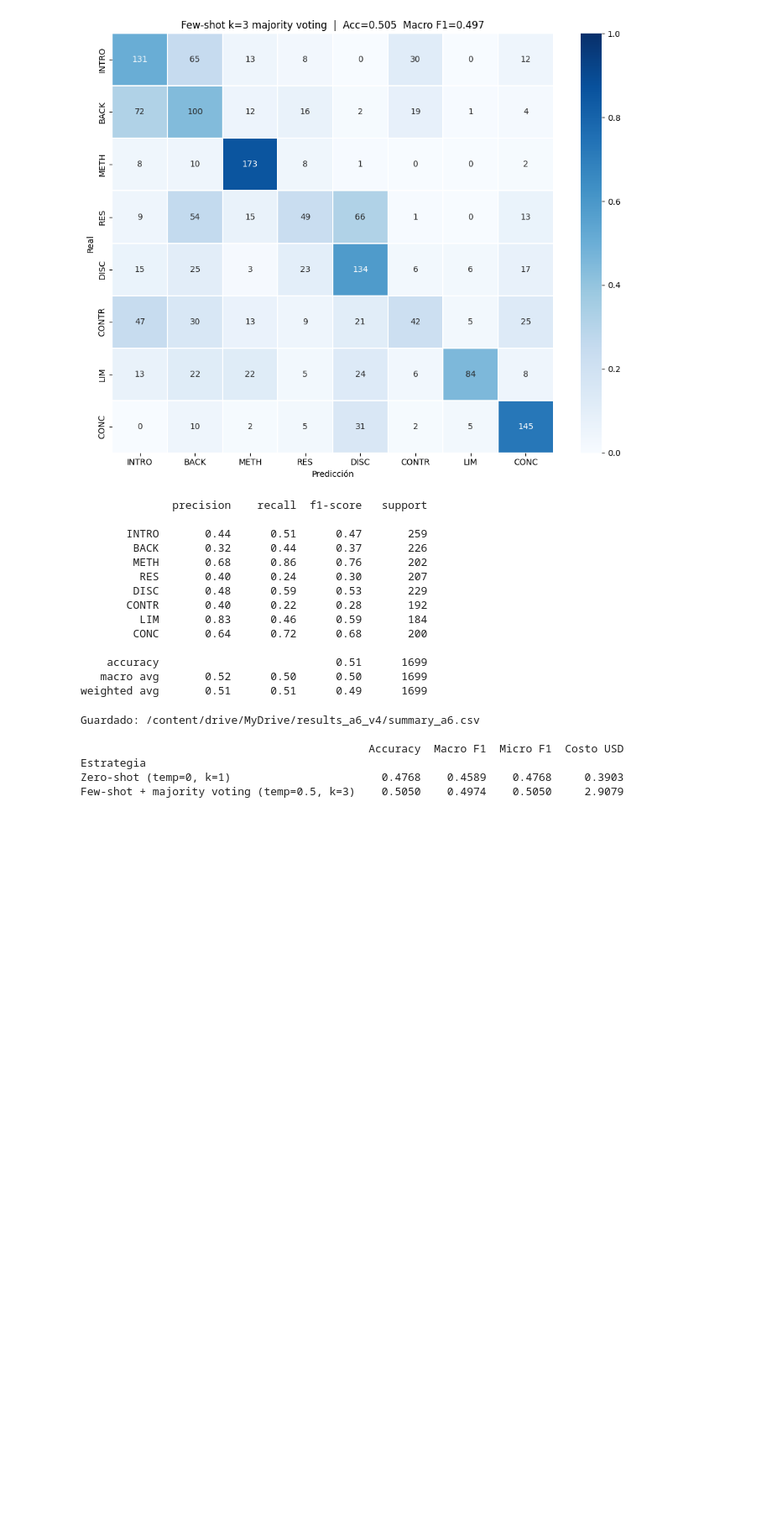
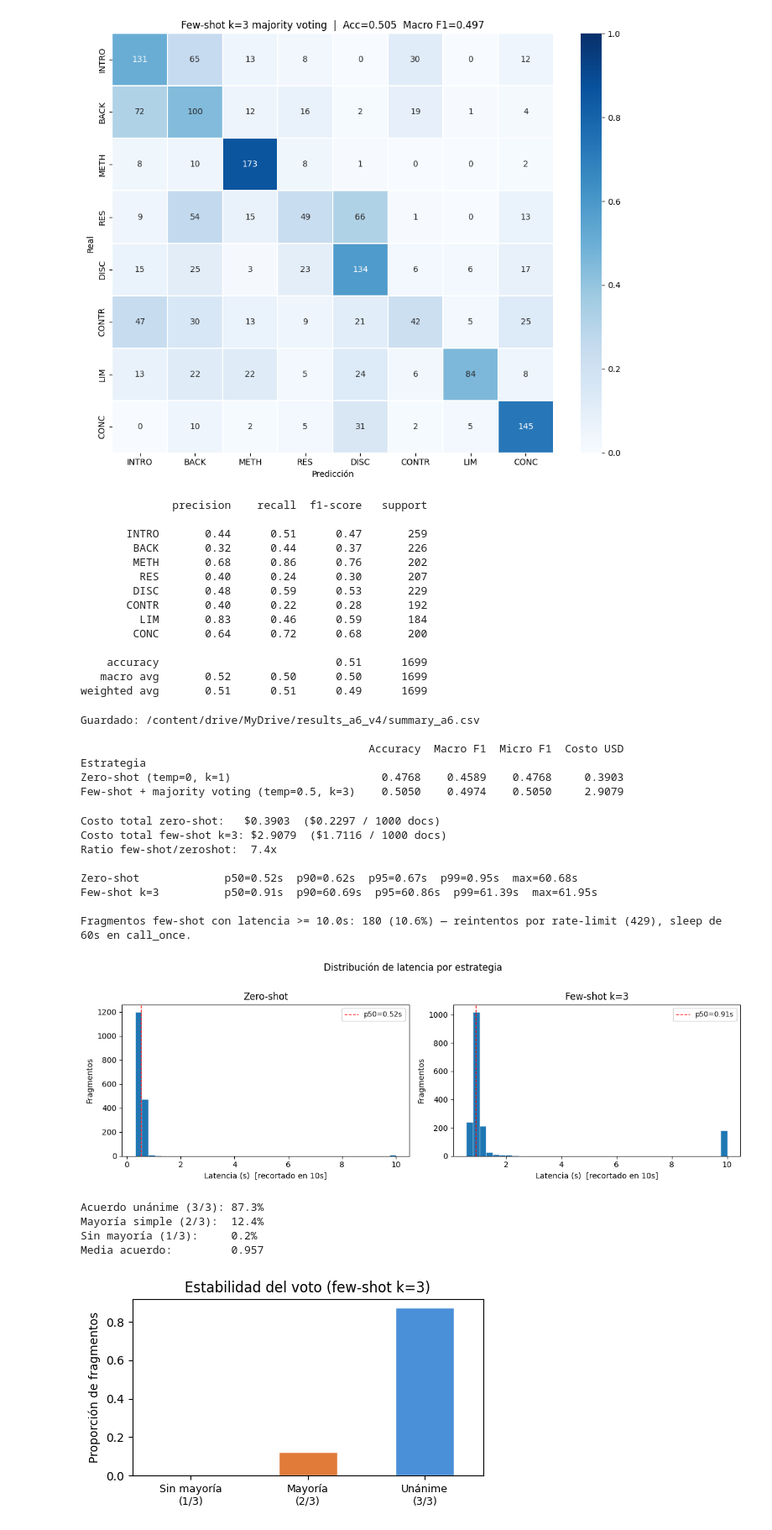
Before and after one commit to CamiloDS16/nlp-analisis-docs-cientificos-es, a Jupyter notebook: notebooks/04_a6_api_classification_v6.ipynb, the cells around one changed output. Shown at 84% size. Drawn from its saved outputs; the diff is of its cells as text; code cells hidden in the pictures; blank space fills up the shorter version.

```diff
--- a/notebooks/04_a6_api_classification_v6.ipynb
+++ b/notebooks/04_a6_api_classification_v6.ipynb
@@ -587,3 +587,76 @@ Guardado: /content/drive/MyDrive/results_a6_v4/summary_a6.csv
 Estrategia
 Zero-shot (temp=0, k=1)                       0.4768    0.4589    0.4768     0.3903
 Few-shot + majority voting (temp=0.5, k=3)    0.5050    0.4974    0.5050     2.9079
+# %%
+preds_zs_r = pd.read_csv(RESULTS_DIR / "predictions_zeroshot.csv")
+preds_fs_r = pd.read_csv(RESULTS_DIR / "predictions_fewshot_k3.csv")
+
+n = len(preds_zs_r)
+
+cost_zs = (preds_zs_r["tokens_in"].sum() / 1e6) * COST_INPUT_PER_M + (preds_zs_r["tokens_out"].sum() / 1e6) * COST_OUTPUT_PER_M
+cost_fs = (preds_fs_r["tokens_in"].sum() / 1e6) * COST_INPUT_PER_M + (preds_fs_r["tokens_out"].sum() / 1e6) * COST_OUTPUT_PER_M
+
+print(f"Costo total zero-shot:   ${cost_zs:.4f}  (${cost_zs/n*1000:.4f} / 1000 docs)")
+print(f"Costo total few-shot k=3: ${cost_fs:.4f}  (${cost_fs/n*1000:.4f} / 1000 docs)")
+print(f"Ratio few-shot/zeroshot:  {cost_fs/cost_zs:.1f}x")
+
+print()
+for label, df in [("Zero-shot", preds_zs_r), ("Few-shot k=3", preds_fs_r)]:
+    s = df["latency_s"]
+    print(f"{label:20s}  p50={s.median():.2f}s  p90={s.quantile(0.90):.2f}s  "
+          f"p95={s.quantile(0.95):.2f}s  p99={s.quantile(0.99):.2f}s  max={s.max():.2f}s")
+
+p95_threshold = 10.0
+slow_fs = preds_fs_r[preds_fs_r["latency_s"] >= p95_threshold]
+print(f"\nFragmentos few-shot con latencia >= {p95_threshold}s: {len(slow_fs)} "
+      f"({len(slow_fs)/n:.1%}) — reintentos por rate-limit (429), sleep de 60s en call_once.")
+
+fig, axes = plt.subplots(1, 2, figsize=(12, 4))
+for ax, (label, df) in zip(axes, [("Zero-shot", preds_zs_r), ("Few-shot k=3", preds_fs_r)]):
+    clipped = df["latency_s"].clip(upper=p95_threshold)
+    ax.hist(clipped, bins=40, edgecolor="white", linewidth=0.4)
+    ax.set_title(label)
+    ax.set_xlabel("Latencia (s)  [recortado en 10s]")
+    ax.set_ylabel("Fragmentos")
+    ax.axvline(df["latency_s"].median(), color="red", linestyle="--", linewidth=1,
+                label=f"p50={df['latency_s'].median():.2f}s")
+    ax.legend(fontsize=9)
+plt.suptitle("Distribución de latencia por estrategia", y=1.01)
+plt.tight_layout()
+plt.savefig(RESULTS_DIR / "latency_distribution.png", dpi=150, bbox_inches="tight")
+plt.show()
+
+va = preds_fs_r["vote_agreement"].dropna()
+vc = va.value_counts(normalize=True).sort_index()
+print(f"\nAcuerdo unánime (3/3): {vc.get(1.0, 0):.1%}")
+print(f"Mayoría simple (2/3):  {vc.get(2/3, 0):.1%}")
+print(f"Sin mayoría (1/3):     {vc.get(1/3, 0):.1%}")
+print(f"Media acuerdo:         {va.mean():.3f}")
+
+label_map = {1/3: "Sin mayoría\n(1/3)", 2/3: "Mayoría\n(2/3)", 1.0: "Unánime\n(3/3)"}
+colors = {1/3: "#d62728", 2/3: "#e07b3a", 1.0: "#4a90d9"}
+
+fig, ax = plt.subplots(figsize=(5, 3))
+vc.plot(kind="bar", ax=ax, color=[colors[v] for v in vc.index], edgecolor="white")
+ax.set_xticklabels([label_map[v] for v in vc.index], rotation=0, fontsize=9)
+ax.set_xlabel("")
+ax.set_ylabel("Proporción de fragmentos")
+ax.set_title("Estabilidad del voto (few-shot k=3)")
+plt.tight_layout()
+plt.savefig(RESULTS_DIR / "vote_agreement.png", dpi=150, bbox_inches="tight")
+plt.show()
+# %% [output]
+Costo total zero-shot:   $0.3903  ($0.2297 / 1000 docs)
+Costo total few-shot k=3: $2.9079  ($1.7116 / 1000 docs)
+Ratio few-shot/zeroshot:  7.4x
+
+Zero-shot             p50=0.52s  p90=0.62s  p95=0.67s  p99=0.95s  max=60.68s
+Few-shot k=3          p50=0.91s  p90=60.69s  p95=60.86s  p99=61.39s  max=61.95s
+
+Fragmentos few-shot con latencia >= 10.0s: 180 (10.6%) — reintentos por rate-limit (429), sleep de 60s en call_once.
+[figure, added]
+Acuerdo unánime (3/3): 87.3%
+Mayoría simple (2/3):  12.4%
+Sin mayoría (1/3):     0.2%
+Media acuerdo:         0.957
+[figure, added]
```
Also changed, not shown: parts of 1 cell of this notebook, 1 other file.
